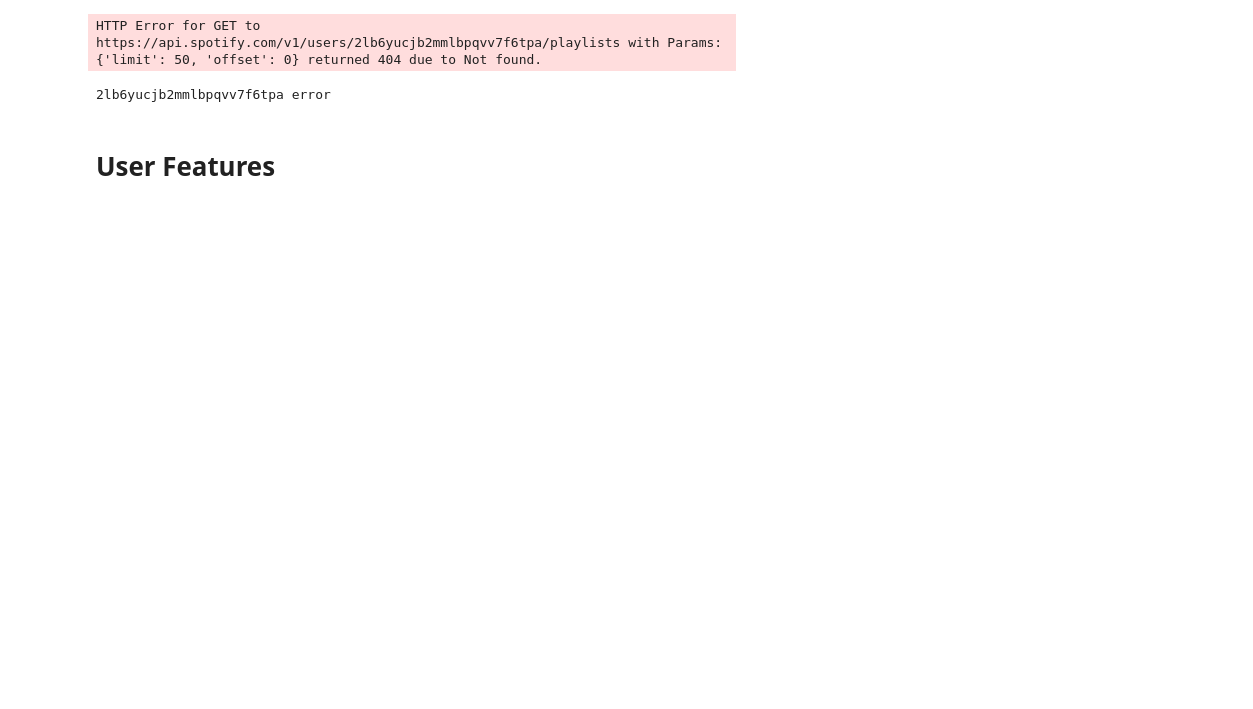
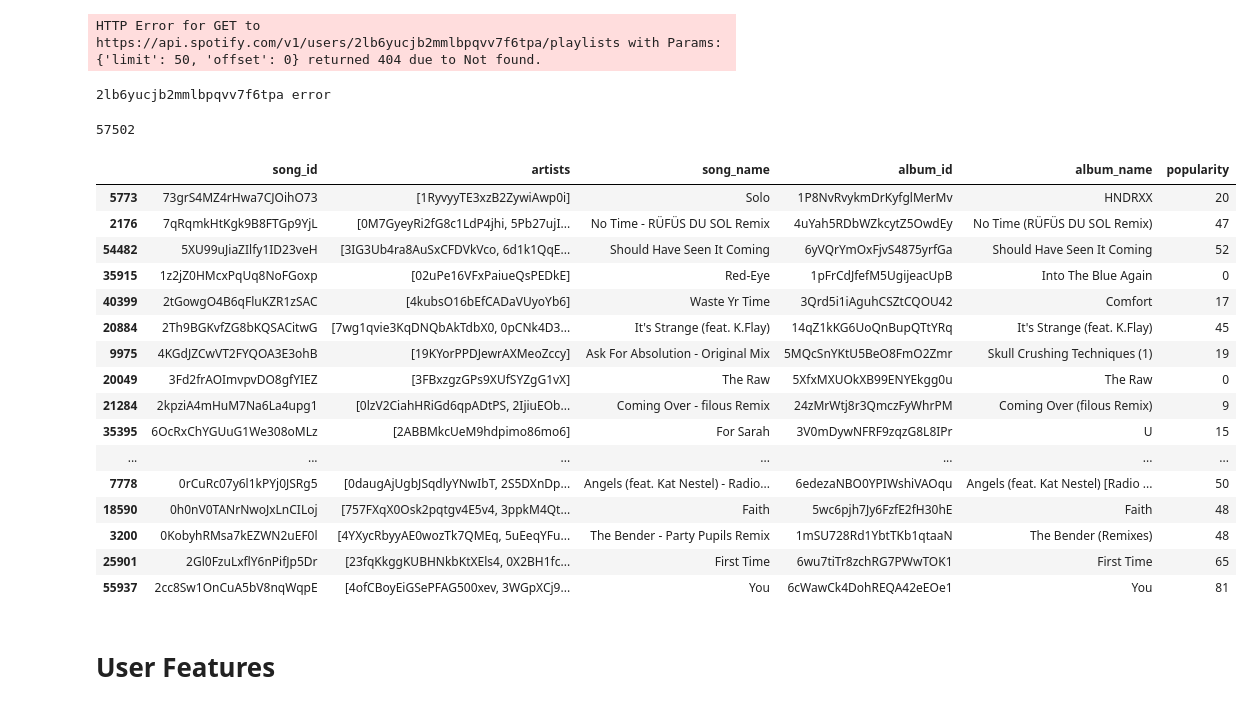
Before and after one commit to Chryzanthemum/DIY-Spotify-Discover-Weekly, a Jupyter notebook: Spotify Beepboop.ipynb, the cells around one changed output. Saved outputs shown, nothing was run; the diff lists cells and outputs as text; code cells hidden in the pictures; blank space fills up the shorter version.

Commit message:
First draft of working playlist creation

```diff
--- a/Spotify Beepboop.ipynb
+++ b/Spotify Beepboop.ipynb
@@ -123,24 +124,24 @@ for ui in user_ids:
 HTTP Error for GET to https://api.spotify.com/v1/users/2lb6yucjb2mmlbpqvv7f6tpa/playlists with Params: {'limit': 50, 'offset': 0} returned 404 due to Not found.
 2lb6yucjb2mmlbpqvv7f6tpa error
 # %%
-playlists = list()
+playlists = set()
 for i in playlist_ids:
     recurse_playlist(str.replace(i, 'https://open.spotify.com/playlist/', ''))
 # %%
-ids = []
+ids = set()
 for p in playlists:
     if 'tracks' in p:
         for item in p['tracks']['items']:
             try:
                 if item['track']['id'] is not None:
-                    ids.append(item['track']['id'])
+                    ids.add(item['track']['id'])
             except:
                 pass
     elif 'items' in p:
         for item in p['items']:
             try:
                 if item['track']['id'] is not None:
-                    ids.append(item['track']['id'])
+                    ids.add(item['track']['id'])
             except:
                 pass
 # %%
@@ -148,6 +149,30 @@ df_metadata = get_metadata(ids)
 # %%
 df_features = get_features(ids)
 # We probably just want to build a db with all of these song + features
+# %%
+len(df_metadata)
+# %% [output]
+57502
+# %%
+df_metadata.loc[[5773, 2176, 54482, 35915, 40399, 20884, 9975, 20049, 21284, 35395, 17865, 18383, 7704, 7742, 20480, 26160, 9222, 8400, 44129, 35589, 7778, 18590, 3200, 25901, 55937],:]
+# %% [output]
+|  | song_id | artists | song_name | album_id | album_name | popularity |
+| 5773 | 73grS4MZ4rHwa7CJOihO73 | [1RyvyyTE3xzB2ZywiAwp0i] | Solo | 1P8NvRvykmDrKyfglMerMv | HNDRXX | 20 |
+| 2176 | 7qRqmkHtKgk9B8FTGp9YjL | [0M7GyeyRi2fG8c1LdP4jhi, 5Pb27ujI... | No Time - RÜFÜS DU SOL Remix | 4uYah5RDbWZkcytZ5OwdEy | No Time (RÜFÜS DU SOL Remix) | 47 |
+| 54482 | 5XU99uJiaZIlfy1ID23veH | [3IG3Ub4ra8AuSxCFDVkVco, 6d1k1QqE... | Should Have Seen It Coming | 6yVQrYmOxFjvS4875yrfGa | Should Have Seen It Coming | 52 |
+| 35915 | 1z2jZ0HMcxPqUq8NoFGoxp | [02uPe16VFxPaiueQsPEDkE] | Red-Eye | 1pFrCdJfefM5UgijeacUpB | Into The Blue Again | 0 |
+| 40399 | 2tGowgO4B6qFluKZR1zSAC | [4kubsO16bEfCADaVUyoYb6] | Waste Yr Time | 3Qrd5i1iAguhCSZtCQOU42 | Comfort | 17 |
+| 20884 | 2Th9BGKvfZG8bKQSACitwG | [7wg1qvie3KqDNQbAkTdbX0, 0pCNk4D3... | It's Strange (feat. K.Flay) | 14qZ1kKG6UoQnBupQTtYRq | It's Strange (feat. K.Flay) | 45 |
+| 9975 | 4KGdJZCwVT2FYQOA3E3ohB | [19KYorPPDJewrAXMeoZccy] | Ask For Absolution - Original Mix | 5MQcSnYKtU5BeO8FmO2Zmr | Skull Crushing Techniques (1) | 19 |
+| 20049 | 3Fd2frAOImvpvDO8gfYIEZ | [3FBxzgzGPs9XUfSYZgG1vX] | The Raw | 5XfxMXUOkXB99ENYEkgg0u | The Raw | 0 |
+| 21284 | 2kpziA4mHuM7Na6La4upg1 | [0lzV2CiahHRiGd6qpADtPS, 2IjiuEOb... | Coming Over - filous Remix | 24zMrWtj8r3QmczFyWhrPM | Coming Over (filous Remix) | 9 |
+| 35395 | 6OcRxChYGUuG1We308oMLz | [2ABBMkcUeM9hdpimo86mo6] | For Sarah | 3V0mDywNFRF9zqzG8L8IPr | U | 15 |
+| ... | ... | ... | ... | ... | ... | ... |
+| 7778 | 0rCuRc07y6l1kPYj0JSRg5 | [0daugAjUgbJSqdlyYNwIbT, 2S5DXnDp... | Angels (feat. Kat Nestel) - Radio... | 6edezaNBO0YPIWshiVAOqu | Angels (feat. Kat Nestel) [Radio ... | 50 |
+| 18590 | 0h0nV0TANrNwoJxLnCILoj | [757FXqX0Osk2pqtgv4E5v4, 3ppkM4Qt... | Faith | 5wc6pjh7Jy6FzfE2fH30hE | Faith | 48 |
+| 3200 | 0KobyhRMsa7kEZWN2uEF0l | [4YXycRbyyAE0wozTk7QMEq, 5uEeqYFu... | The Bender - Party Pupils Remix | 1mSU728Rd1YbtTKb1qtaaN | The Bender (Remixes) | 48 |
+| 25901 | 2Gl0FzuLxflY6nPifJp5Dr | [23fqKkggKUBHNkbKtXEls4, 0X2BH1fc... | First Time | 6wu7tiTr8zchRG7PWwTOK1 | First Time | 65 |
+| 55937 | 2cc8Sw1OnCuA5bV8nqWqpE | [4ofCBoyEiGSePFAG500xev, 3WGpXCj9... | You | 6cWawCk4DohREQA42eEOe1 | You | 81 |
 # %% [markdown]
 # User Features
 # %%
```
Also changed, not shown: parts of 36 cells of this notebook, 9 other files.
